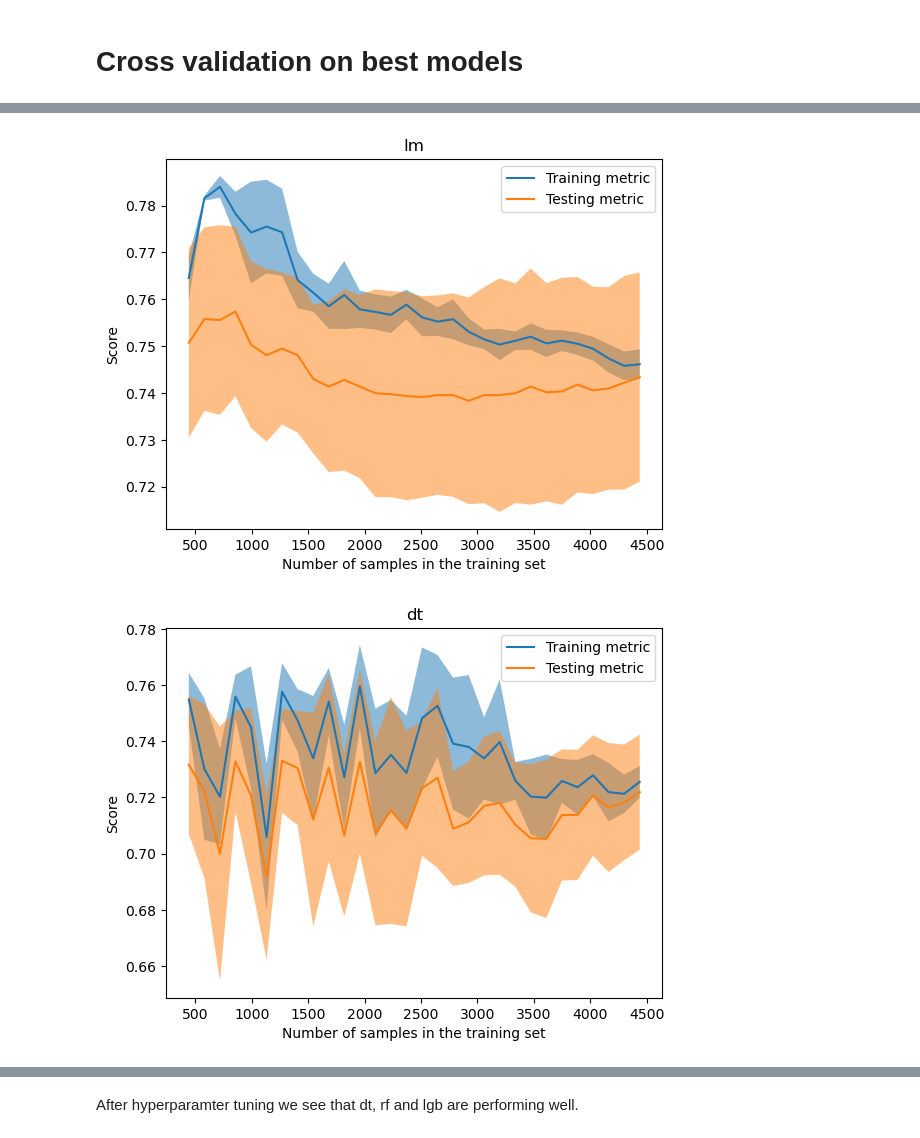
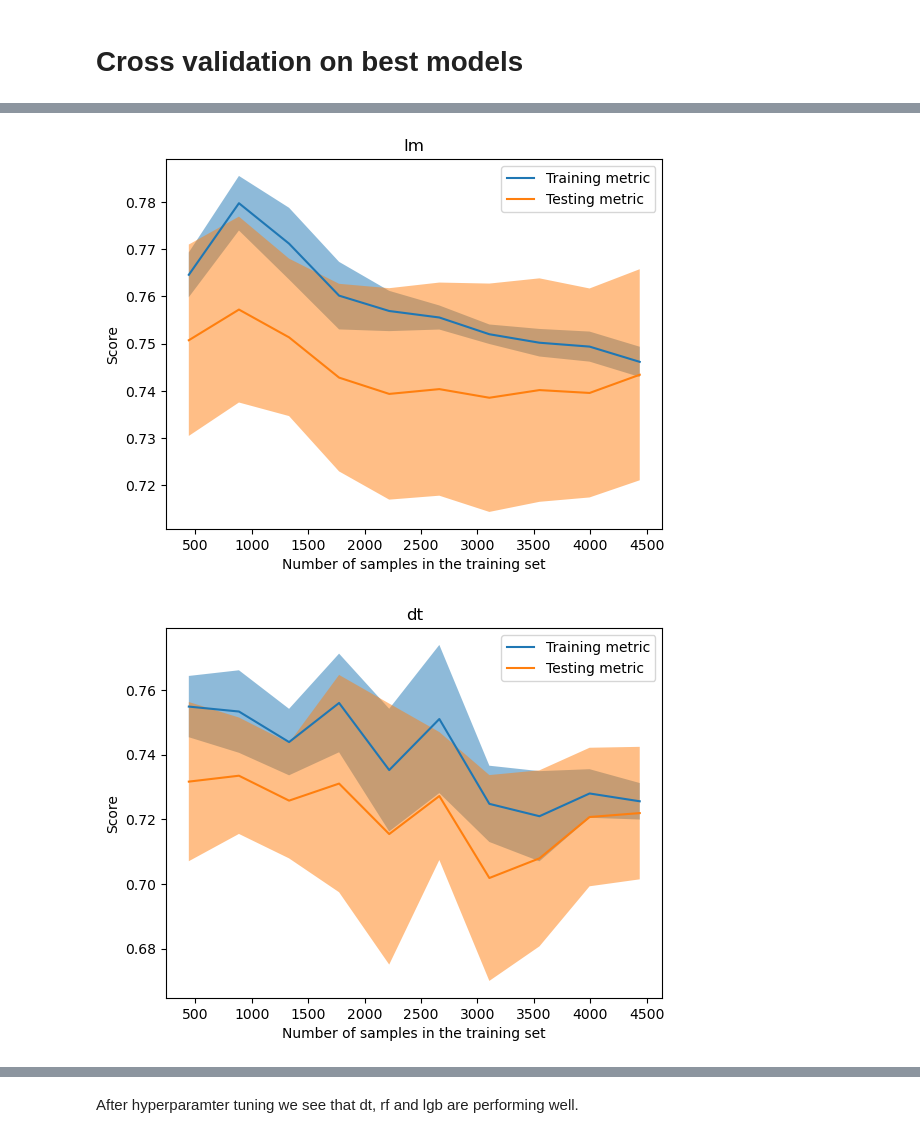
Before and after one commit to WaleedIdrees/python_code, a Jupyter notebook: classification/cus_churn.ipynb, the cells around one changed output, grey strips where cells are left out. Drawn from its saved outputs; the diff is of its cells as text; code cells hidden in the pictures.

```diff
--- a/classification/cus_churn.ipynb
+++ b/classification/cus_churn.ipynb
@@ -446,7 +446,7 @@ from sklearn.model_selection import cross_val_score
 # %%
 # seperate columns
 all_cols = X_train.columns.tolist()
-cat_cols = X_train.select_dtypes(["object","category"]).columns.tolist()
+cat_cols = X_train.select_dtypes(["object","bool","category"]).columns.tolist()
 num_cols= X_train.columns[~X_train.columns.isin(cat_cols)]
 
 
@@ -623,7 +623,7 @@ grid_min_sample_leaves = randint(5, 50)
 grid_num_leaves = randint(2,50)
 
 fraction= uniform(0.5, .5)
-grid_l2_lambda= uniform(0.1, 100)
+grid_l2_lambda= uniform(7, 50)
 # %%
 MLA_params = {
     "lm": [{
@@ -710,7 +728,7 @@ The best performing model is lgb with best roc_auc score of .8493 on training se
 # %%
 for x in MLA.keys():
     fig= LearningCurveDisplay.from_estimator(
-    best_models[x], X_train, y_train, cv=10, n_jobs=-1, score_type= "both", train_sizes= np.linspace(0.1, 1, 30 )
+    best_models[x], X_train, y_train, cv=10, n_jobs=-1, score_type= "both", train_sizes= np.linspace(0.1, 1, 10 )
     )
     plt.title(x)
 # %% [output]
@@ -734,2 +752,2 @@ for x in MLA.keys():
-[figure, old version]
+[figure, new version]
-[figure, old version]
+[figure, new version]
```
Also changed, not shown: parts of 23 cells of this notebook, 1 other file.
